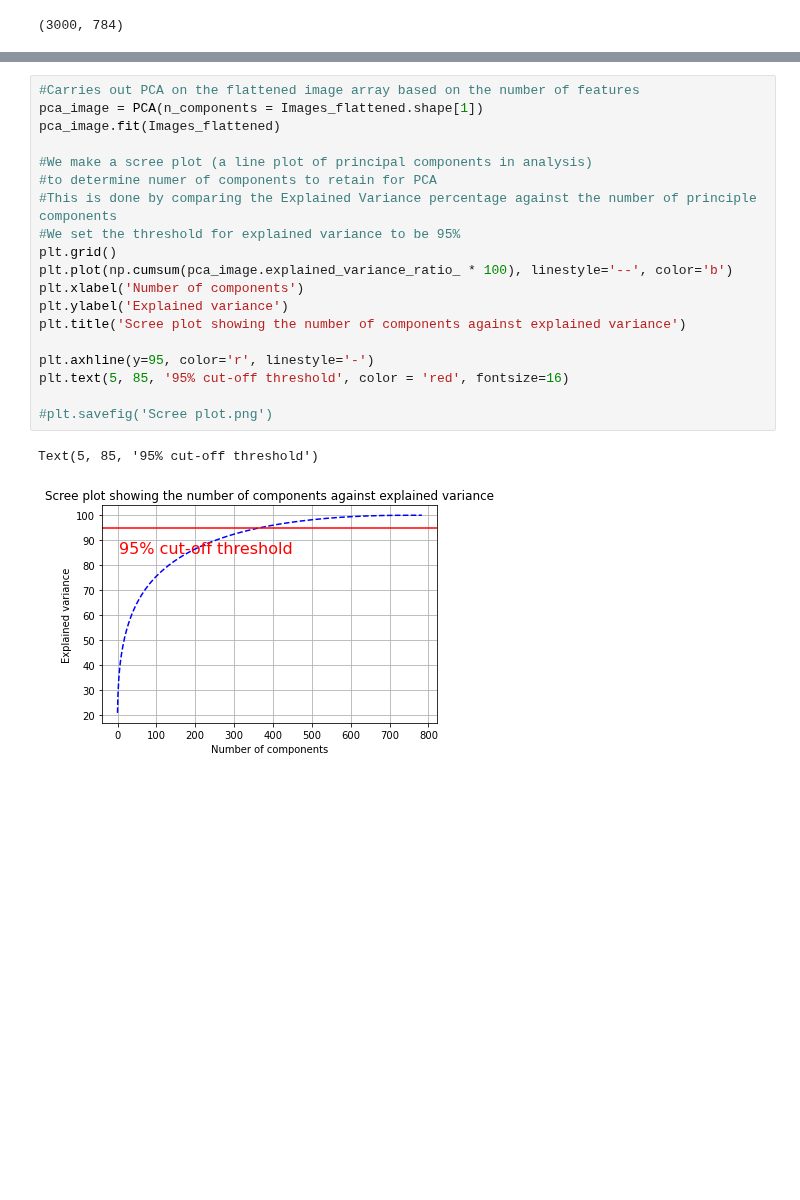
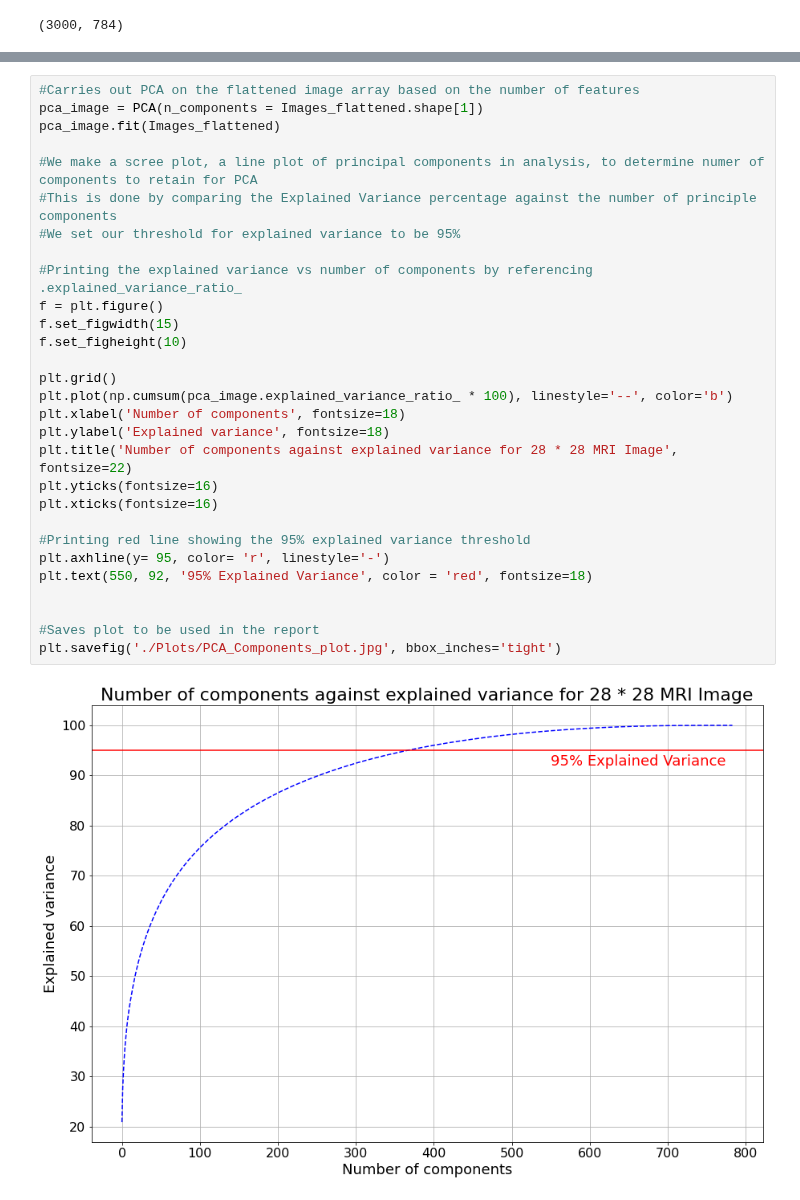
Before and after one commit to Trinity-Actual/AMLS_21-22_SN17081058, a Jupyter notebook: Data-Preprocessing.ipynb, the cells around one changed output, grey strips where cells are left out. Saved outputs shown, nothing was run; the diff lists cells and outputs as text; blank space fills up the shorter version.

Commit message:
Edit Data-Preprocessing & Add Plots Folder
Touched up Data-Preprocessing Notebook and saved plots created into new folder.

PLOTS folder will contain all plots which will be used in the report.

```diff
--- a/Data-Preprocessing.ipynb
+++ b/Data-Preprocessing.ipynb
@@ -397,25 +370,34 @@ print(Images_flattened.shape)
 # %%
 #Carries out PCA on the flattened image array based on the number of features
 pca_image = PCA(n_components = Images_flattened.shape[1])
 pca_image.fit(Images_flattened)
 
-#We make a scree plot (a line plot of principal components in analysis)
-#to determine numer of components to retain for PCA
+#We make a scree plot, a line plot of principal components in analysis, to determine numer of components to retain for PCA
 #This is done by comparing the Explained Variance percentage against the number of principle components
-#We set the threshold for explained variance to be 95%
+#We set our threshold for explained variance to be 95%
+
+#Printing the explained variance vs number of components by referencing .explained_variance_ratio_
+f = plt.figure()
+f.set_figwidth(15)
+f.set_figheight(10)
+
 plt.grid()
 plt.plot(np.cumsum(pca_image.explained_variance_ratio_ * 100), linestyle='--', color='b')
-plt.xlabel('Number of components')
-plt.ylabel('Explained variance')
-plt.title('Scree plot showing the number of components against explained variance')
+plt.xlabel('Number of components', fontsize=18)
+plt.ylabel('Explained variance', fontsize=18)
+plt.title('Number of components against explained variance for 28 * 28 MRI Image', fontsize=22)
+plt.yticks(fontsize=16)
+plt.xticks(fontsize=16)
 
-plt.axhline(y=95, color='r', linestyle='-')
-plt.text(5, 85, '95% cut-off threshold', color = 'red', fontsize=16)
+#Printing red line showing the 95% explained variance threshold
+plt.axhline(y= 95, color= 'r', linestyle='-')
+plt.text(550, 92, '95% Explained Variance', color = 'red', fontsize=18)
 
-#plt.savefig('Scree plot.png')
+
+#Saves plot to be used in the report
+plt.savefig('./Plots/PCA_Components_plot.jpg', bbox_inches='tight')
 # %% [output]
-Text(5, 85, '95% cut-off threshold')
-[figure, old version]
+[figure, new version]
 # %%
 #From the figure we determine that we can use 400 components for PCA
 #We carry out PCA here to explore the results.
```
Also changed, not shown: parts of 28 cells of this notebook, 1 other file.
